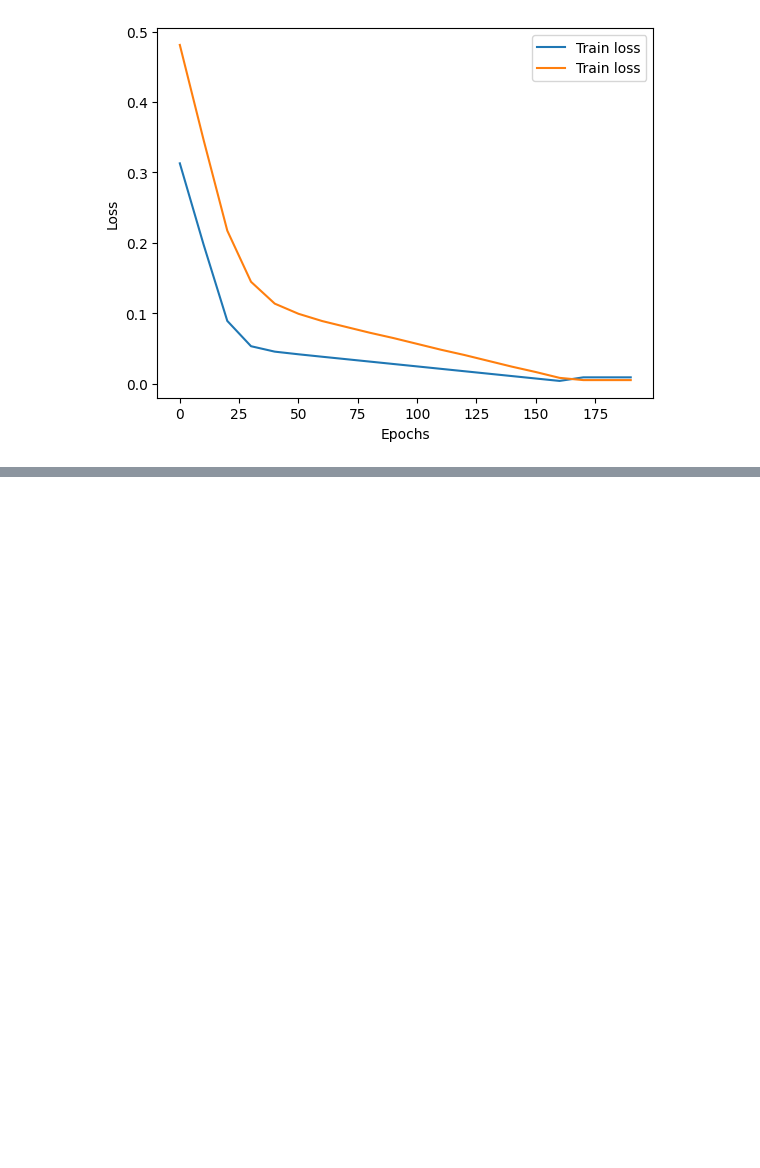
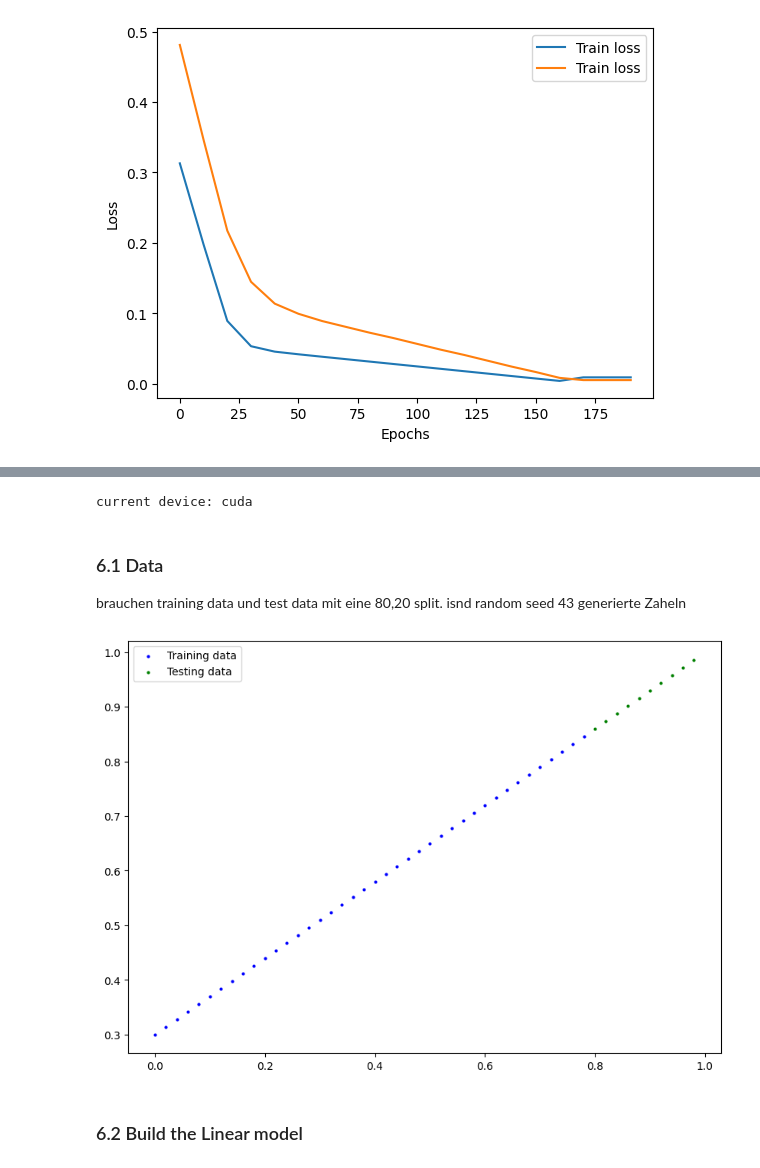
Before and after one commit to TLCasparS/PyTorch, a Jupyter notebook: 01_PyTorch_Workflow_Fundamentals.ipynb, the cells around one changed output, grey strips where cells are left out. Cells and saved outputs as stored; diff of their text form; code cells hidden in the pictures; blank space fills up the shorter version.

```diff
--- a/01_PyTorch_Workflow_Fundamentals.ipynb
+++ b/01_PyTorch_Workflow_Fundamentals.ipynb
@@ -464,0 +597,63 @@ TypeError: ignored
+# %%
+
+
+
+if torch.cuda.is_available():
+  torch.device("cuda")
+  device = "cuda"
+
+else:
+  torch.device("cpu")
+  device ="cpu"
+print(f"current device: {device}")
+#  device = device
+# %% [output]
+current device: cuda
+# %% [markdown]
+### 6.1 Data
+
+brauchen training data und test data mit eine 80,20 split. isnd random seed 43 generierte Zaheln
+# %%
+# Create *known* parameters
+#f(x) = ax + b
+# wollen ein modell, das die Parameter vorhersagen kann
+weight = 0.7 # b im neuralen Netzwerk
+bias = 0.3 # a im neuralen Netzwerk
+
+
+start = 0
+end = 1
+step = 0.02 #gap
+
+#Create X and Y (feauters and labels)
+# usually X is a Matrix that's why it's written in caps
+X = torch.arange(start, end, step).unsqueeze(dim=1) # die extra Dimension 1 brauchen wir später beim Modellieren!
+y = weight * X + bias #ax +b
+# %%
+#split the data
+train_split = int(0.8 * len(X))
+
+X_train, y_train, X_test, y_test = X[:train_split], y[:train_split], X[train_split:], y[train_split:]
+
+#X_train, y_train, X_test, y_test
+# %%
+def plot_predictions(train_data = X_train,
+                     train_labels = y_train,
+                     test_data = X_test,
+                     test_labels = y_test,
+                     predictions = None):
+  plt.figure(figsize =(10, 7))
+  plt.scatter(train_data, train_labels, c="b", s=4, label ="Training data")
+
+  plt.scatter(test_data, test_labels, c="g", s=4, label ="Testing data")
+
+  if predictions is not None:
+    plt.scatter(test_data, predictions, c ="r", s=4, label ="Predictions")
+  plt.legend()
+# %%
+#plot it
+plot_predictions(X_train,y_train, X_test, y_test)
+# %% [output]
+[figure, added]
+# %% [markdown]
+### 6.2 Build the Linear model
```
Also changed, not shown: parts of 33 cells of this notebook.
